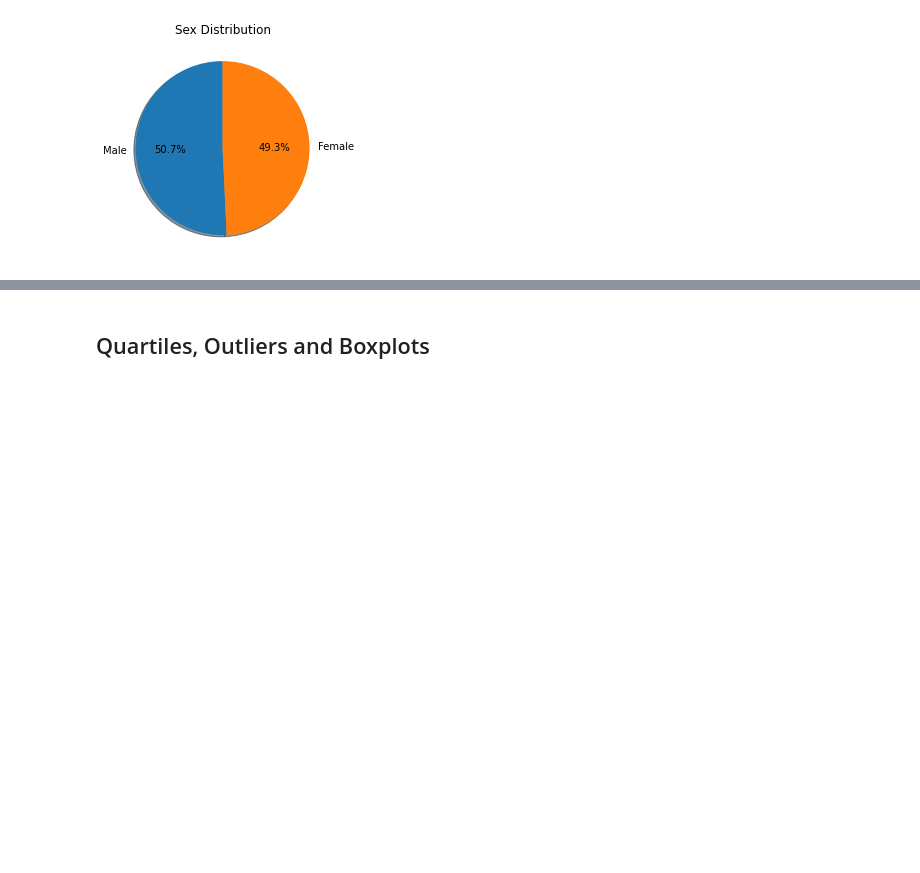
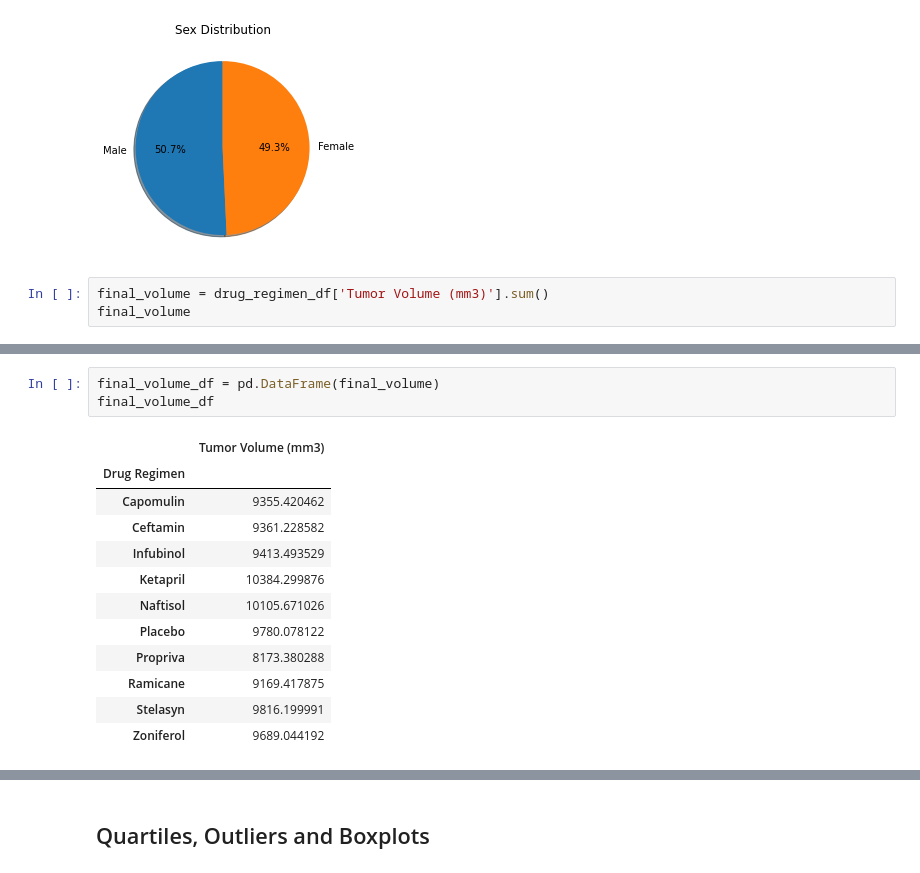
Before and after one commit to Navilongo/Pharmaceutical-Analysis-with-Python, a Jupyter notebook: pymaceuticals.ipynb, the cells around one changed output, grey strips where cells are left out. Drawn from its saved outputs; the diff is of its cells as text; blank space fills up the shorter version.

Commit message:
Pulled drug regimens and summed total tumor volume then limited to top 4 promising regimen

```diff
--- a/pymaceuticals.ipynb
+++ b/pymaceuticals.ipynb
@@ -187,3 +187,6 @@ plt.pie(sex_count_df, shadow=True, labels=labels, explode=None, autopct='%1.1f%%
  [Text(-0.5998372011987972, -0.013976124569910365, '50.7%'),
   Text(0.5998372025073339, 0.013976068409098612, '49.3%')])
 [figure]
+# %%
+final_volume = drug_regimen_df['Tumor Volume (mm3)'].sum()
+final_volume
@@ -189,0 +206,16 @@ plt.pie(sex_count_df, shadow=True, labels=labels, explode=None, autopct='%1.1f%%
+# %%
+final_volume_df = pd.DataFrame(final_volume)
+final_volume_df
+# %% [output]
+|  | Tumor Volume (mm3) |
+| Drug Regimen |  |
+| Capomulin | 9355.420462 |
+| Ceftamin | 9361.228582 |
+| Infubinol | 9413.493529 |
+| Ketapril | 10384.299876 |
+| Naftisol | 10105.671026 |
+| Placebo | 9780.078122 |
+| Propriva | 8173.380288 |
+| Ramicane | 9169.417875 |
+| Stelasyn | 9816.199991 |
+| Zoniferol | 9689.044192 |
```
Also changed, not shown: parts of 2 cells of this notebook.
